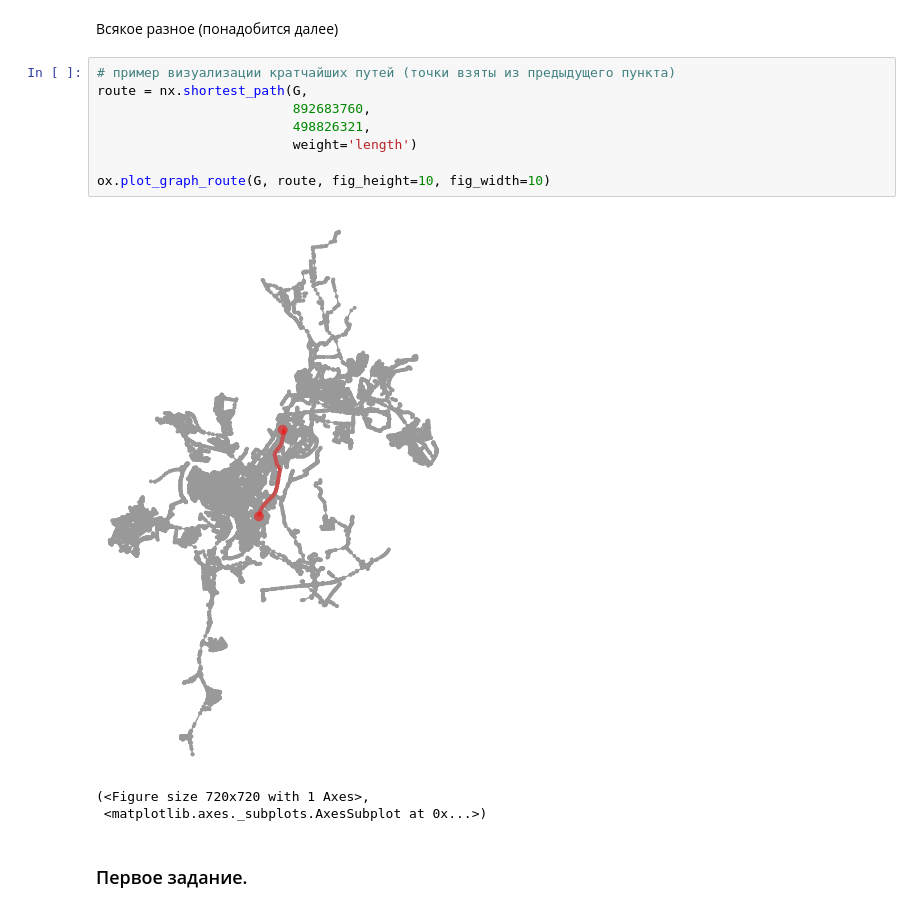
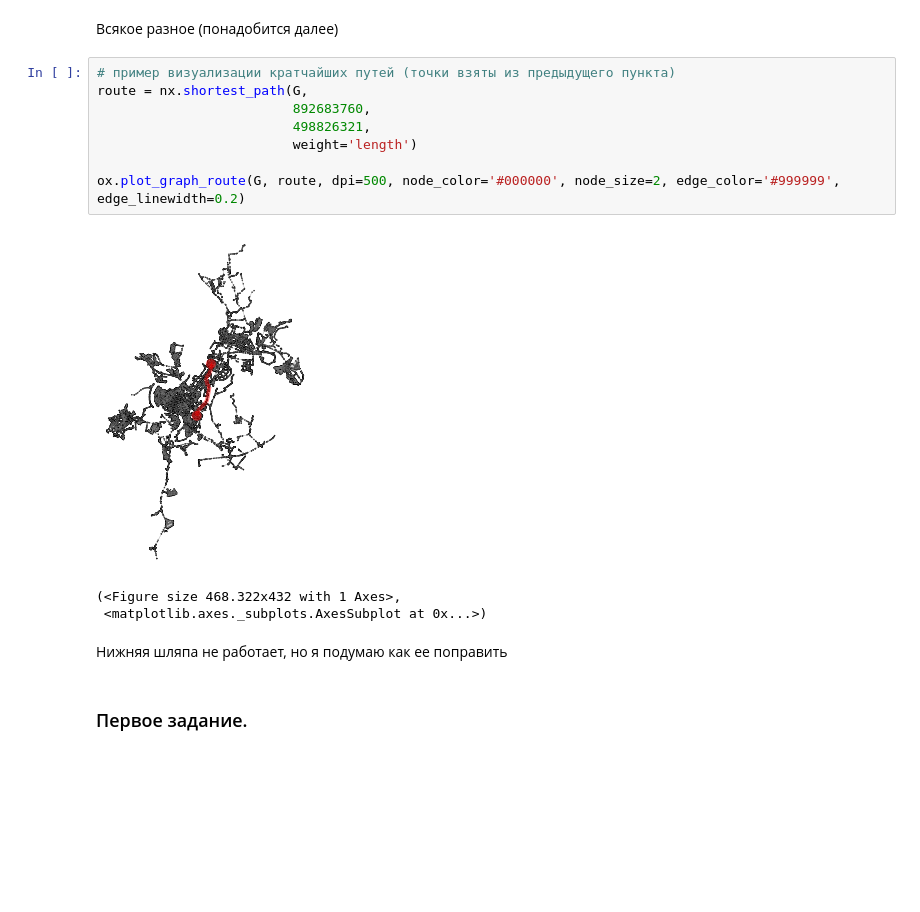
Before and after one commit to oksanamda/OSM-Graphs, a Jupyter notebook: python-things/mygraphs.ipynb, the cells around one changed output. Drawn from its saved outputs; the diff is of its cells as text; blank space fills up the shorter version.

```diff
--- a/python-things/mygraphs.ipynb
+++ b/python-things/mygraphs.ipynb
@@ -436,15 +465,17 @@ def get_id(nodes_numbers, index_nodes, i):
 # %%
 # пример визуализации кратчайших путей (точки взяты из предыдущего пункта)
 route = nx.shortest_path(G,
                          892683760,
                          498826321,
                          weight='length')
 
-ox.plot_graph_route(G, route, fig_height=10, fig_width=10)
+ox.plot_graph_route(G, route, dpi=500, node_color='#000000', node_size=2, edge_color='#999999', edge_linewidth=0.2)
 # %% [output]
-[figure, old version]
+[figure, new version]
-(<Figure size 720x720 with 1 Axes>,
+(<Figure size 468.322x432 with 1 Axes>,
  <matplotlib.axes._subplots.AxesSubplot at 0x...>)
+# %% [markdown]
+Нижняя шляпа не работает, но я подумаю как ее поправить
 # %% [markdown]
 ### Первое задание.
 # %%
```
Also changed, not shown: parts of 59 cells of this notebook.
